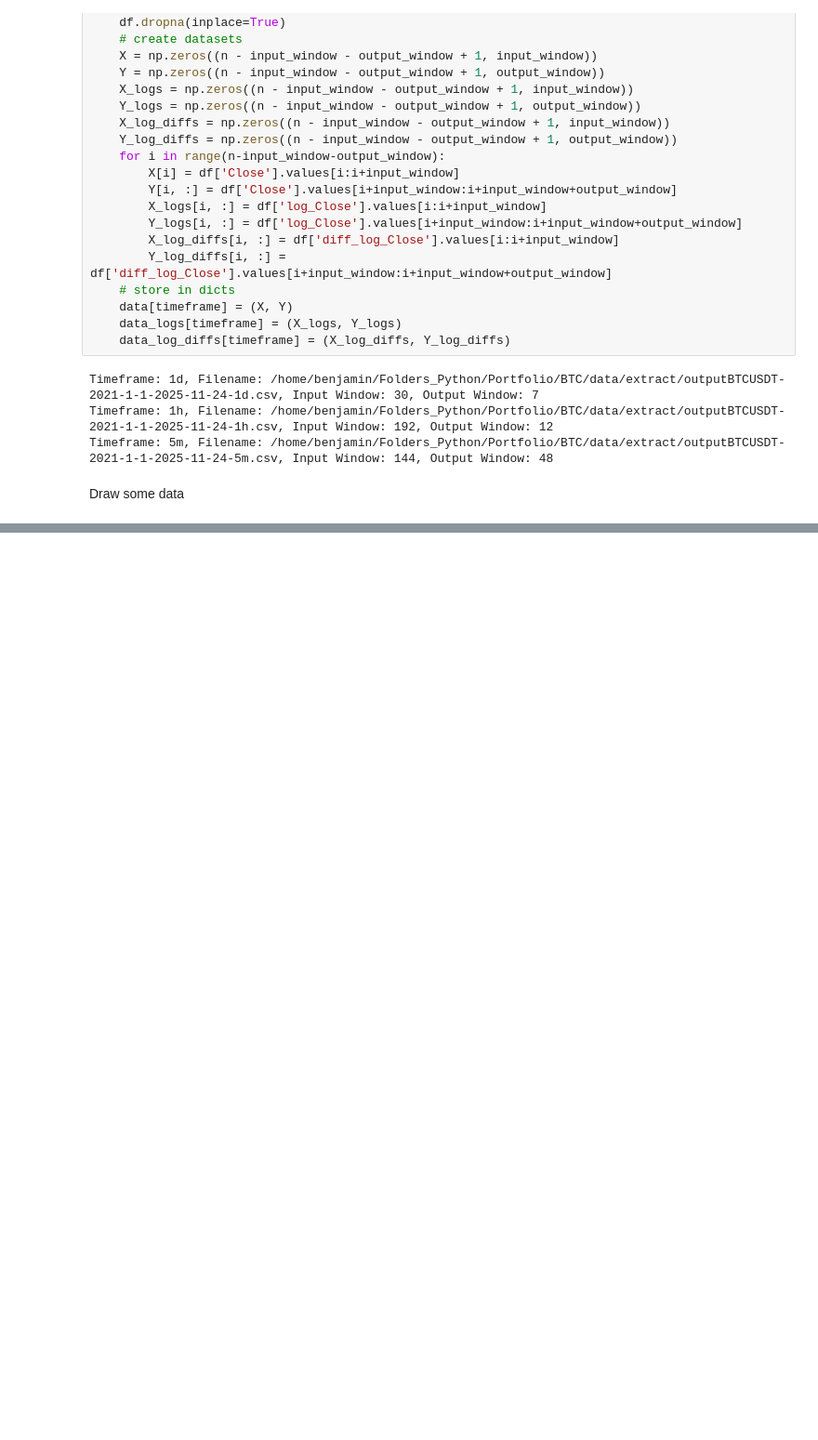
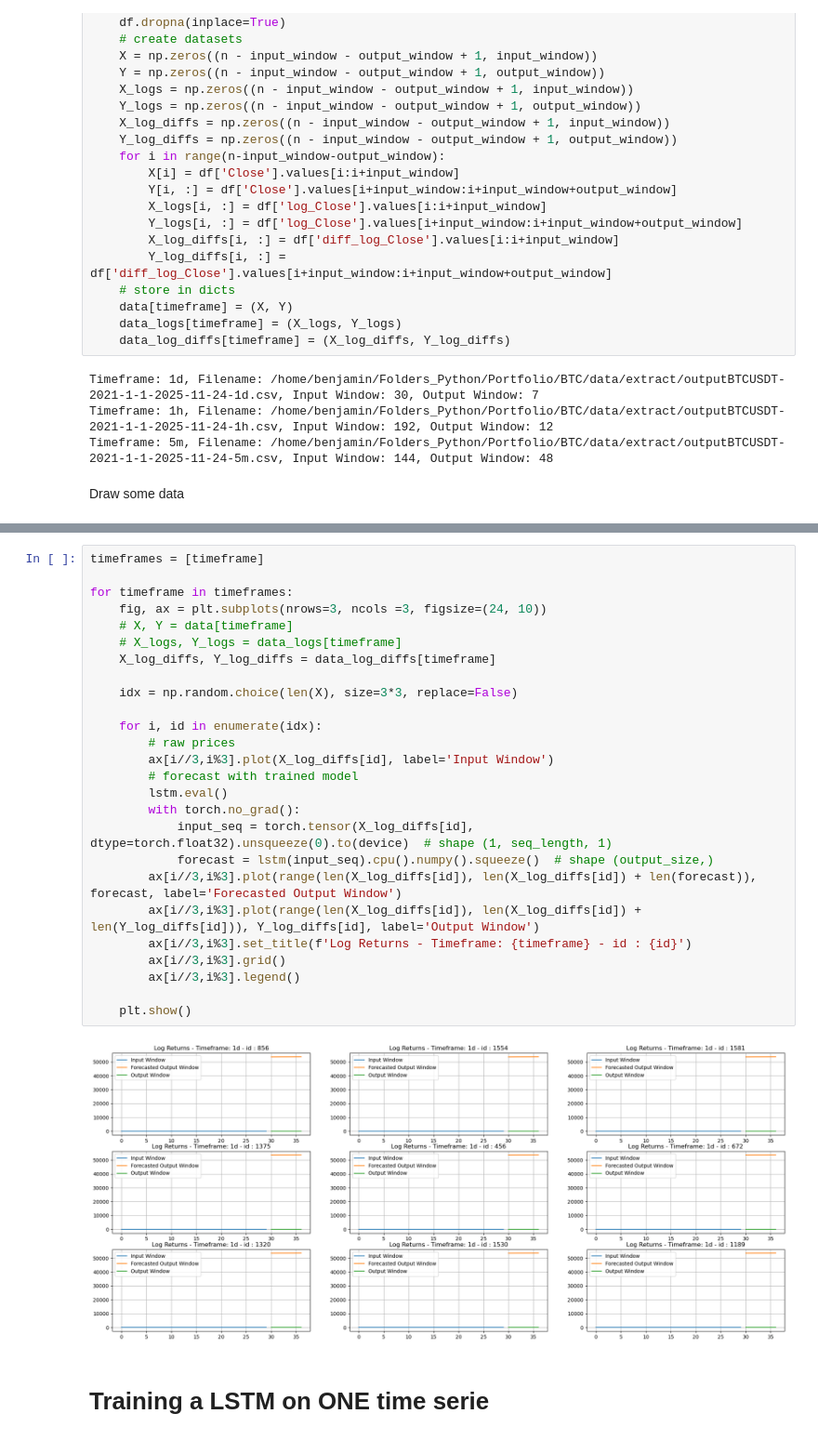
Before and after one commit to BenjaminDeporte/Portfolio, a Jupyter notebook: BTC/notebooks/Forecast_Baseline_LSTM.ipynb, the cells around one changed output, grey strips where cells are left out. Shown at 93% size. Saved outputs shown, nothing was run; the diff lists cells and outputs as text; blank space fills up the shorter version.

```diff
--- a/BTC/notebooks/Forecast_Baseline_LSTM.ipynb
+++ b/BTC/notebooks/Forecast_Baseline_LSTM.ipynb
@@ -102,0 +485,30 @@ for timeframe in timeframes:
+# %%
+timeframes = [timeframe]
+
+for timeframe in timeframes:
+    fig, ax = plt.subplots(nrows=3, ncols =3, figsize=(24, 10))
+    # X, Y = data[timeframe]
+    # X_logs, Y_logs = data_logs[timeframe]
+    X_log_diffs, Y_log_diffs = data_log_diffs[timeframe]
+
+    idx = np.random.choice(len(X), size=3*3, replace=False)
+
+    for i, id in enumerate(idx):
+        # raw prices
+        ax[i//3,i%3].plot(X_log_diffs[id], label='Input Window')
+        # forecast with trained model
+        lstm.eval()
+        with torch.no_grad():
+            input_seq = torch.tensor(X_log_diffs[id], dtype=torch.float32).unsqueeze(0).to(device)  # shape (1, seq_length, 1)
+            forecast = lstm(input_seq).cpu().numpy().squeeze()  # shape (output_size,)
+        ax[i//3,i%3].plot(range(len(X_log_diffs[id]), len(X_log_diffs[id]) + len(forecast)), forecast, label='Forecasted Output Window')
+        ax[i//3,i%3].plot(range(len(X_log_diffs[id]), len(X_log_diffs[id]) + len(Y_log_diffs[id])), Y_log_diffs[id], label='Output Window')
+        ax[i//3,i%3].set_title(f'Log Returns - Timeframe: {timeframe} - id : {id}')
+        ax[i//3,i%3].grid()
+        ax[i//3,i%3].legend()
+
+    plt.show()
+# %% [output]
+[figure, added]
+# %% [markdown]
+# Training a LSTM on ONE time serie
```
Also changed, not shown: parts of 34 cells of this notebook.
